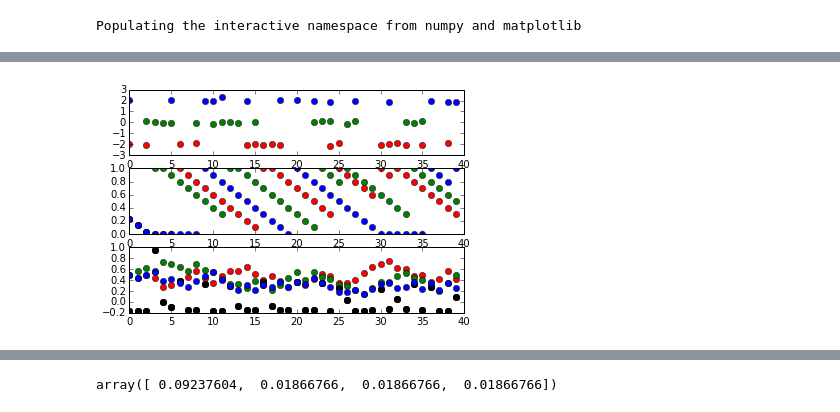
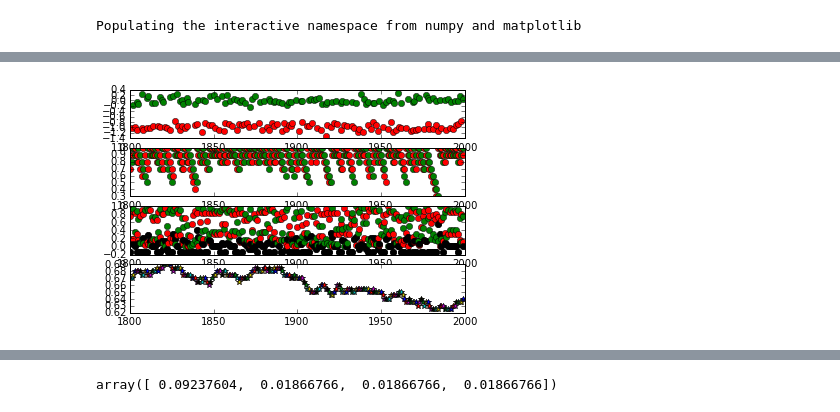
Before and after one commit to clement-moulin-frier/turntaking_model, a Jupyter notebook: turn_taking.ipynb, the cells around one changed output, grey strips where cells are left out. Saved outputs shown, nothing was run; the diff lists cells and outputs as text; code cells hidden in the pictures.

```diff
--- a/turn_taking.ipynb
+++ b/turn_taking.ipynb
@@ -3,4 +3,7 @@ from sklearn.mixture import GMM, sample_gaussian
 # %%
-n_ag = 3
+n_ag = 2
 # %%
-ag_voc_params = ((0, [-2.], [[0.01]]), (1, [0.], [[0.01]]), (2, [2.], [[0.01]]))
+ag_voc_params = []
+for i in range(n_ag):
+    ag_voc_params.append((i, [- n_ag / 2. + i], [[0.01]]))
+# ag_voc_params = ((0, [-2.], [[0.01]]), (1, [0.], [[0.01]])) #, (2, [2.], [[0.01]]))
@@ -118,23 +30,28 @@ expe = Experiment(agents)
 # %%
 #import pdb
 #pdb.run("expe.run(40)")
-expe.run(40)
+expe.run(1000)
 # %%
 %pylab inline
-colors = ['r', 'g', 'b']
+colors = ['r', 'g', 'b'] * 3
 n_runs = len(expe.log[0]["motor"])
-for t in range(n_runs - 80, n_runs):
+overlapping = [0, 0, 0]
+for t in range(n_runs - 200, n_runs):
     if t >= 0:
         for i_ag in range(n_ag):
-            subplot(311)
+            subplot(411)
             plot(t, expe.log[i_ag]['motor'][t], 'o', color=colors[i_ag])
-            subplot(312)
+            subplot(412)
             plot(t, expe.log[i_ag]['presence'][t][i_ag], 'o', color=colors[i_ag])
             # plot(expe.log[i_ag]['presence'][t][0], expe.log[i_ag]['presence'][t][1], 'o', color=colors[i_ag])
             #axis([0, 1, 0, 1])
             #axis('equal')
-            subplot(313)
+            subplot(413)
             plot(t, expe.log[i_ag]['gradient'][t], 'o', color='k')
             plot(t, expe.log[i_ag]['activation'][t], 'o', color=colors[i_ag])
+            subplot(414)
+            if t > 200:
+                overlapping = sum([int(sum([int(expe.log[ii_ag]['motor'][t - 200 + tt] == None) for ii_ag in range(n_ag)]) == 1) for tt in range(200)]) / 200.
+                plot(t, overlapping, '*')
 # %% [output]
 Populating the interactive namespace from numpy and matplotlib
@@ -141 +60 @@ Populating the interactive namespace from numpy and matplotlib
-[figure, old version]
+[figure, new version]
```
Also changed, not shown: parts of 13 cells of this notebook, 1 other file.
